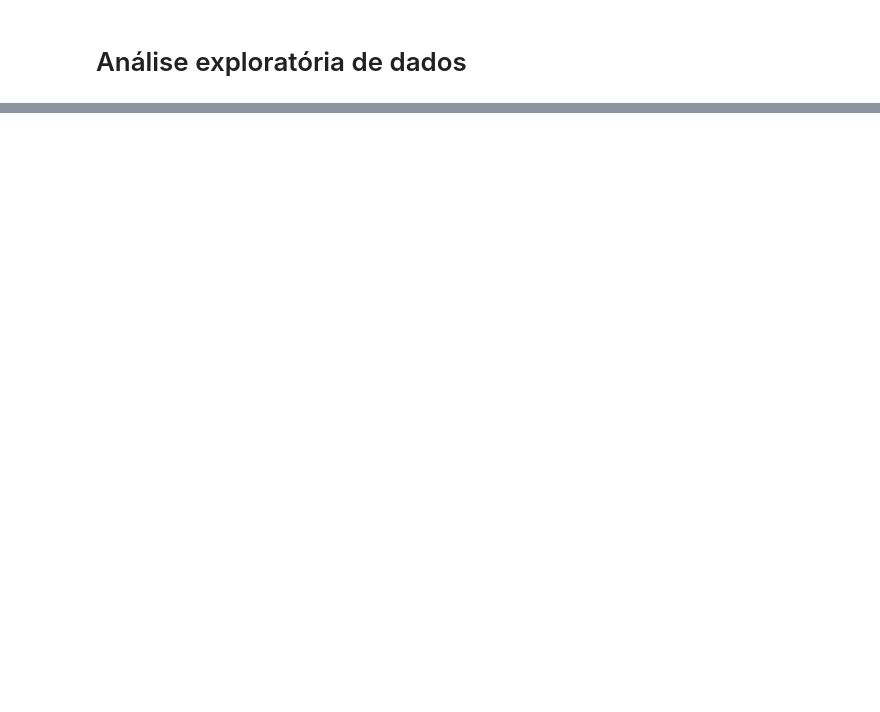
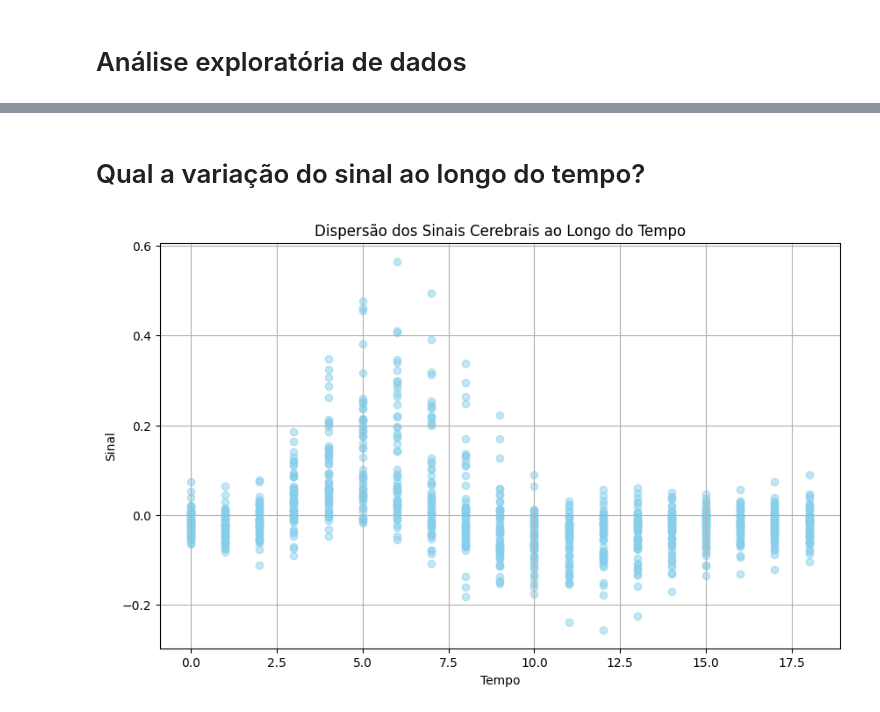
Before and after one commit to Emmanuel-Sampaio/Atlantico-bootcamp-cdd, a Jupyter notebook: notebooks/01-exploratory_data_analysis.ipynb, the cells around one changed output, grey strips where cells are left out. Saved outputs shown, nothing was run; the diff lists cells and outputs as text; code cells hidden in the pictures; blank space fills up the shorter version.

```diff
--- a/notebooks/01-exploratory_data_analysis.ipynb
+++ b/notebooks/01-exploratory_data_analysis.ipynb
@@ -347,0 +105,12 @@ Não são tiradas conclusões a respeito dos dados e/ou visualizações. Para ta
+# %% [markdown]
+# Qual a variação do sinal ao longo do tempo?
+# %%
+plt.figure(figsize=(10, 6))
+plt.scatter(Fmri['timepoint'], Fmri['signal'], color='skyblue', alpha=0.5)
+plt.grid(True)
+plt.xlabel("Tempo")
+plt.ylabel("Sinal")
+plt.title("Dispersão dos Sinais Cerebrais ao Longo do Tempo")
+plt.show()
+# %% [output]
+[figure, added]
```
Also changed, not shown: parts of 48 cells of this notebook, 1 other file.
